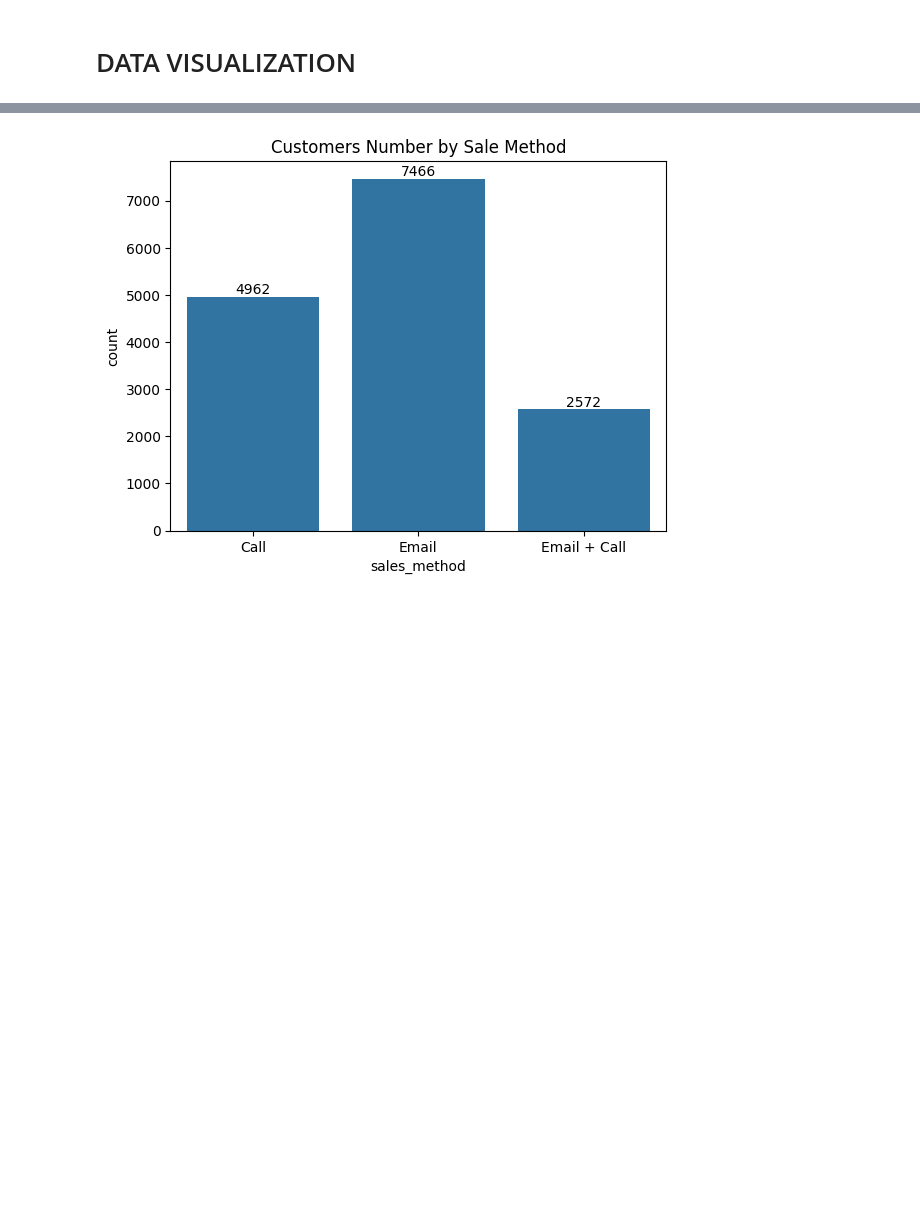
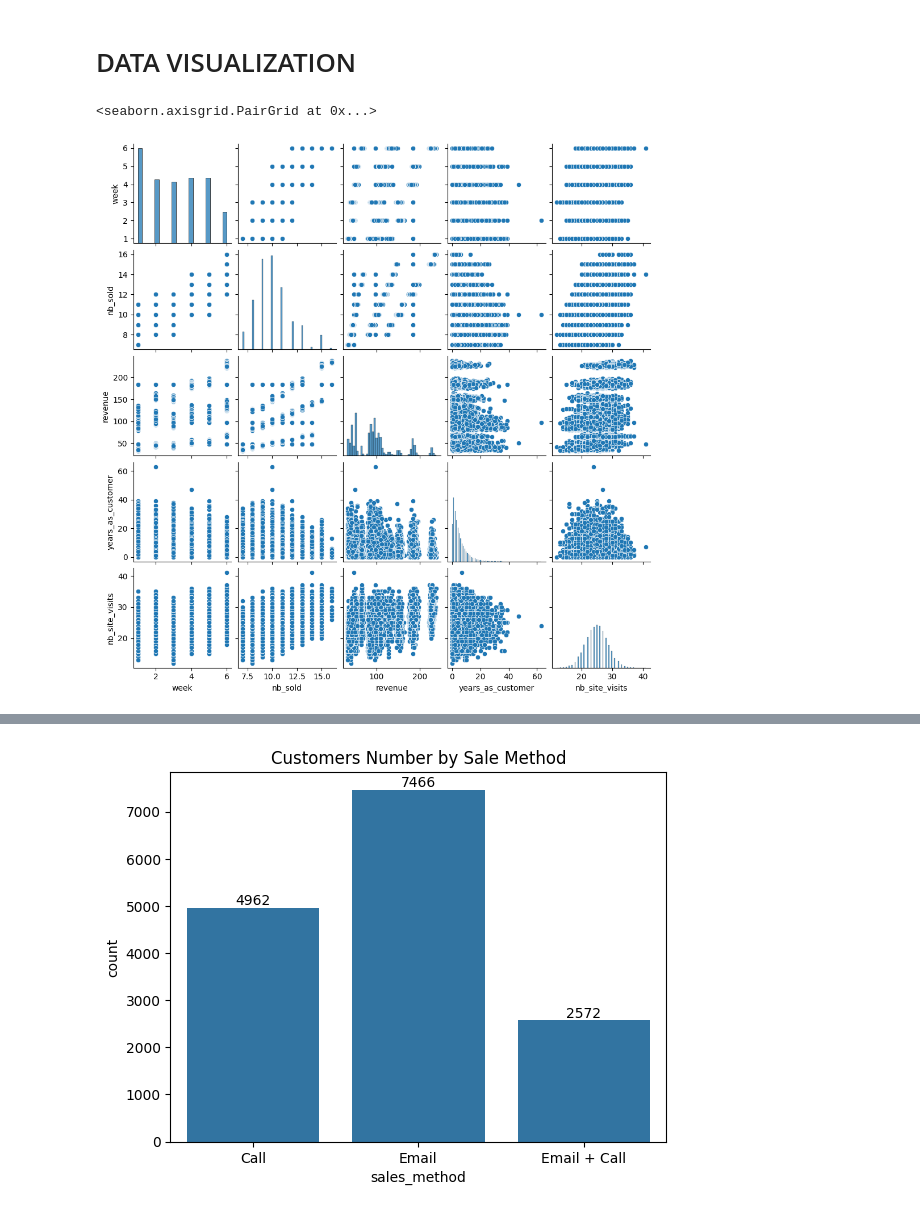
Before and after one commit to zychen1017/DataCamp_Certification, a Jupyter notebook: datacamp_certification.ipynb, the cells around one changed output, grey strips where cells are left out. Saved outputs shown, nothing was run; the diff lists cells and outputs as text; code cells hidden in the pictures; blank space fills up the shorter version.

```diff
--- a/datacamp_certification.ipynb
+++ b/datacamp_certification.ipynb
@@ -166,6 +166,12 @@ memory usage: 937.6+ KB
 **The dataset looks good to move forward now.**
 # %% [markdown]
 # DATA VISUALIZATION
+# %%
+# Overview of all numeric data and there relation
+sns.pairplot(df,height=2)
+# %% [output]
+<seaborn.axisgrid.PairGrid at 0x...>
+[figure, added]
 # %%
 # How many customers were there for each approach?
 Customers = df.groupby('sales_method')['customer_id'].count()
```
Also changed, not shown: parts of 8 cells of this notebook.
